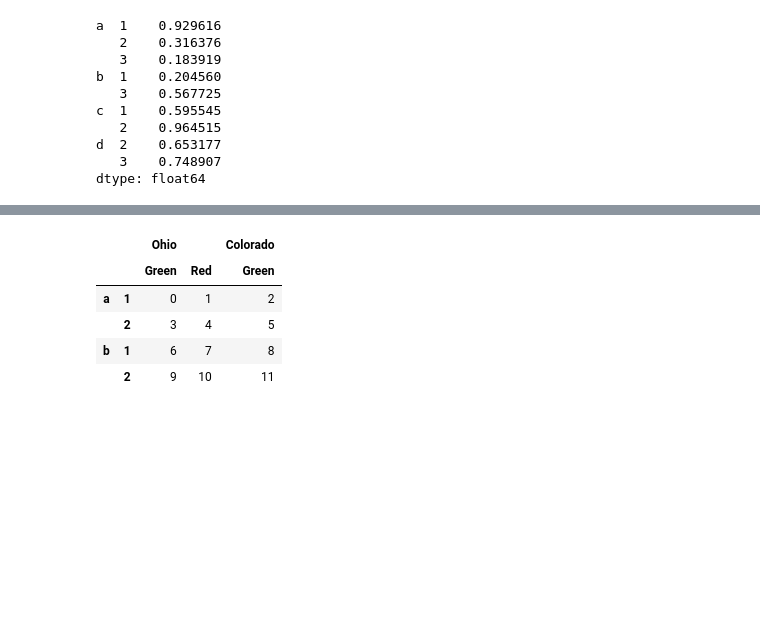
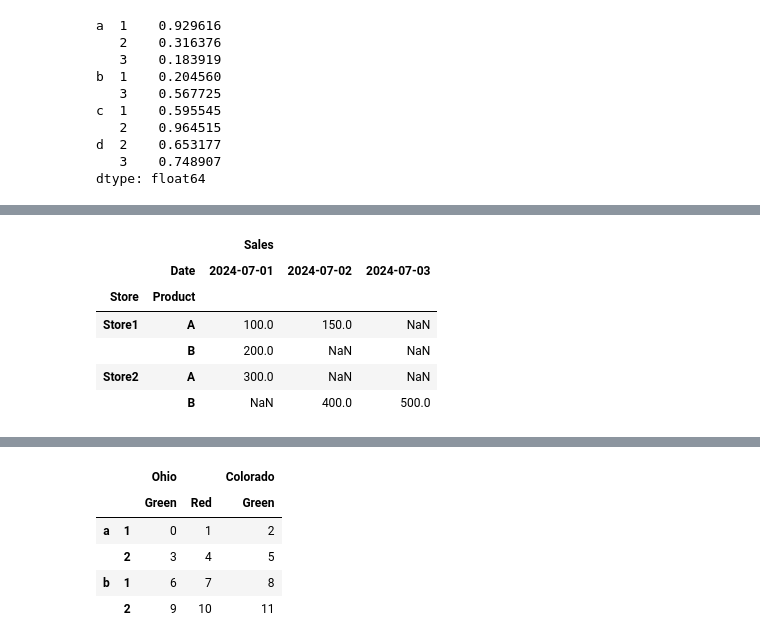
Before and after one commit to rodbalza/DS-2024, a Jupyter notebook: Pandas_2024/Clase_77-Wrangling/Wrangling.ipynb, the cells around one changed output, grey strips where cells are left out. Saved outputs shown, nothing was run; the diff lists cells and outputs as text; code cells hidden in the pictures; blank space fills up the shorter version.

```diff
--- a/Pandas_2024/Clase_77-Wrangling/Wrangling.ipynb
+++ b/Pandas_2024/Clase_77-Wrangling/Wrangling.ipynb
@@ -84,0 +133,3 @@ dtype: float64
+# %%
+df.set_index(['Store', 'Product', 'Date'], inplace=True)
+df
@@ -109,0 +198,10 @@ dtype: float64
+# %%
+df.unstack()
+# %% [output]
+|  |  | Sales |  |  |
+|  | Date | 2024-07-01 | 2024-07-02 | 2024-07-03 |
+| Store | Product |  |  |  |
+| Store1 | A | 100.0 | 150.0 | NaN |
+|  | B | 200.0 | NaN | NaN |
+| Store2 | A | 300.0 | NaN | NaN |
+|  | B | NaN | 400.0 | 500.0 |
```
Also changed, not shown: parts of 33 cells of this notebook.
